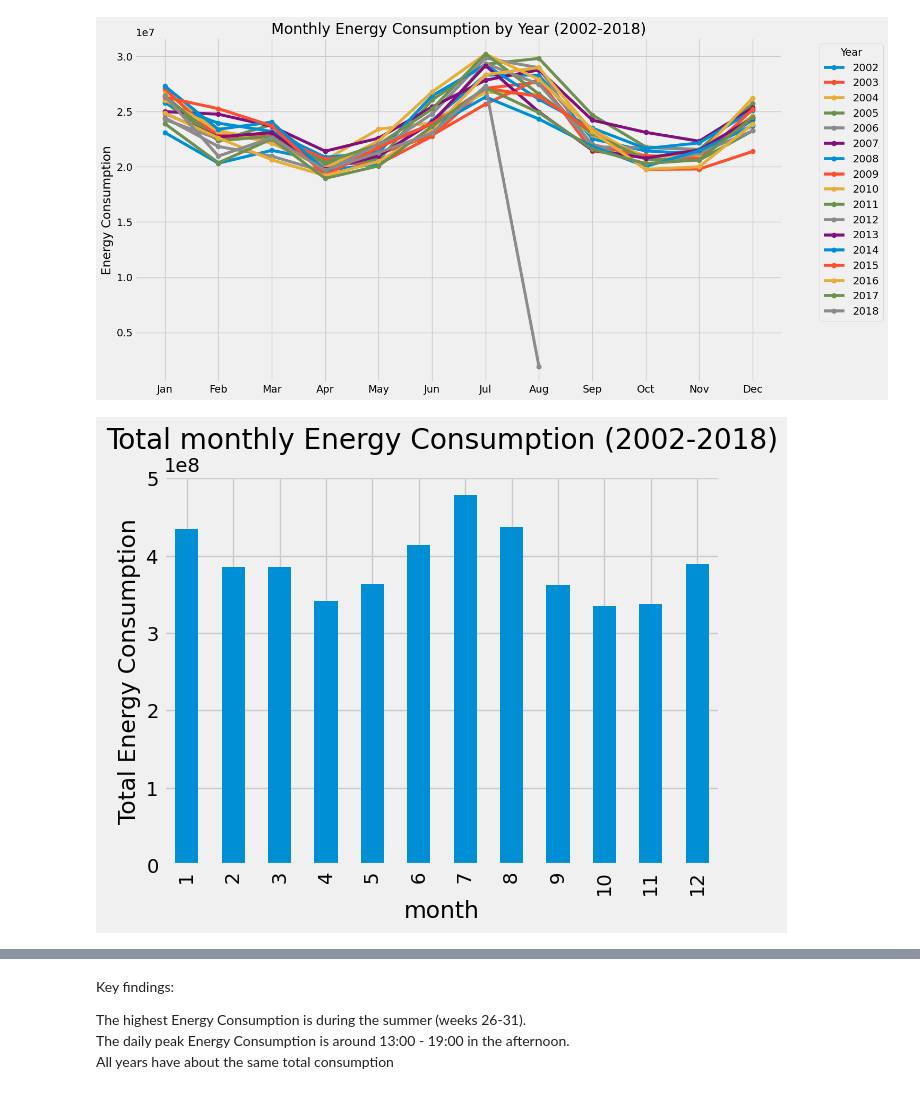
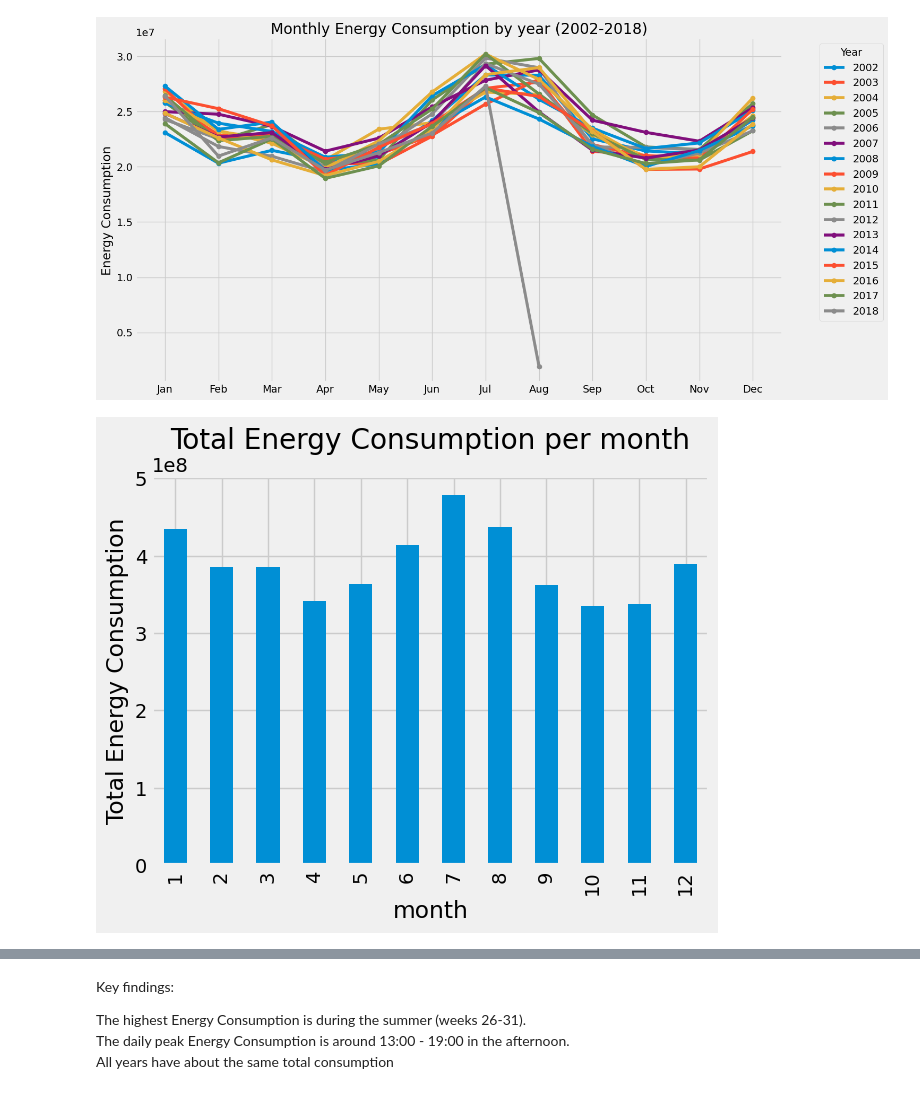
Before and after one commit to OrestisVaggelis/Energy-Consumption-Forecasting, a Jupyter notebook: EnergyConsumption.ipynb, the cells around one changed output, grey strips where cells are left out. Cells and saved outputs as stored; diff of their text form; code cells hidden in the pictures.

```diff
--- a/EnergyConsumption.ipynb
+++ b/EnergyConsumption.ipynb
@@ -298,11 +293,11 @@ plt.show()
 # %%
 tmonthly_energy = df1.groupby('month')['PJME_MW'].sum()
 tmonthly_energy.plot(kind='bar')
-plt.title('Total monthly Energy Consumption (2002-2018)')
+plt.title('Total Energy Consumption per month')
 plt.xlabel('month')
 plt.ylabel('Total Energy Consumption')
 plt.show()
 # %% [output]
-[figure, old version]
+[figure, new version]
 # %%
 tyeekly_energy = df1.groupby('weekofyear')['PJME_MW'].sum()
```
Also changed, not shown: parts of 11 cells of this notebook, 1 other file.
